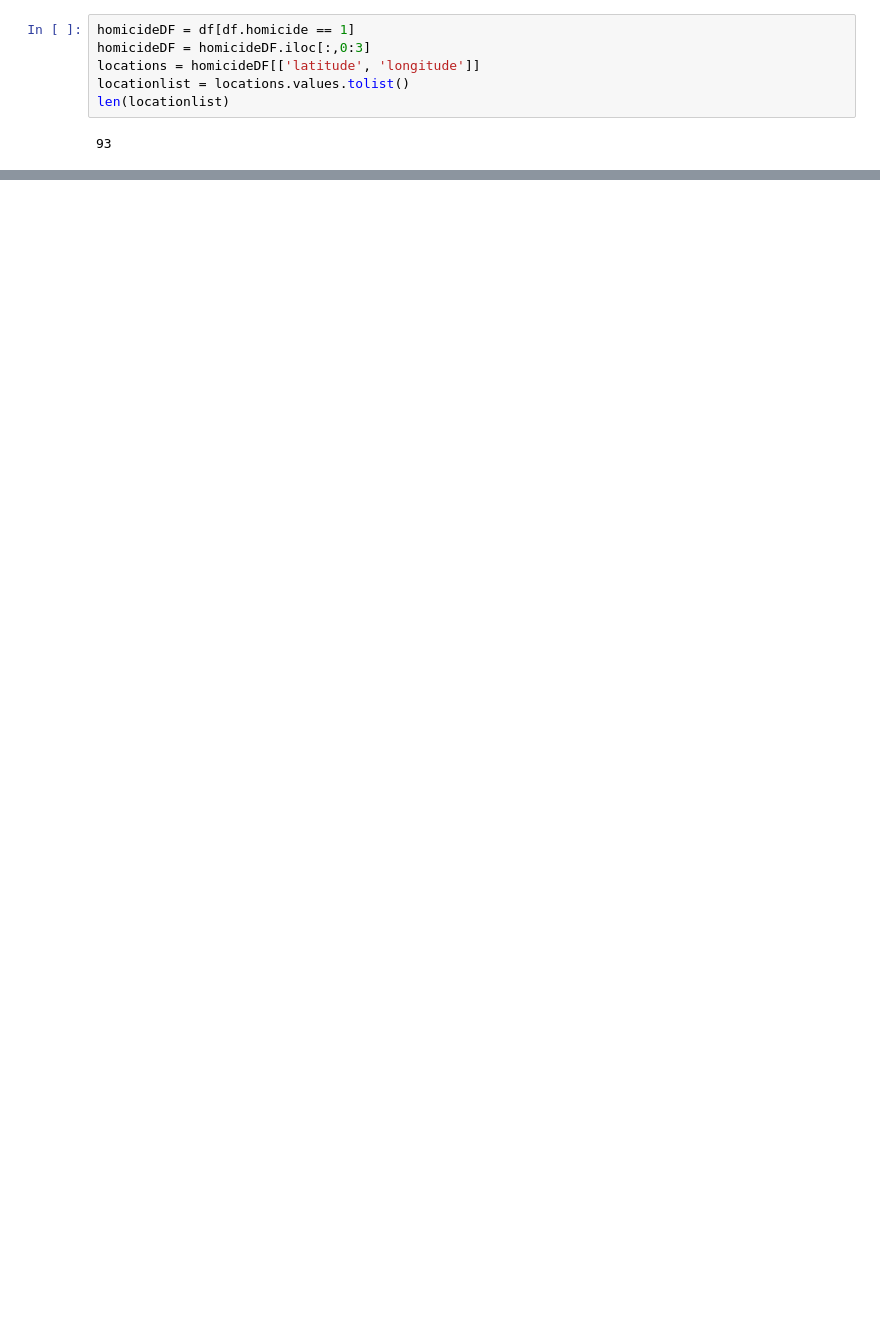
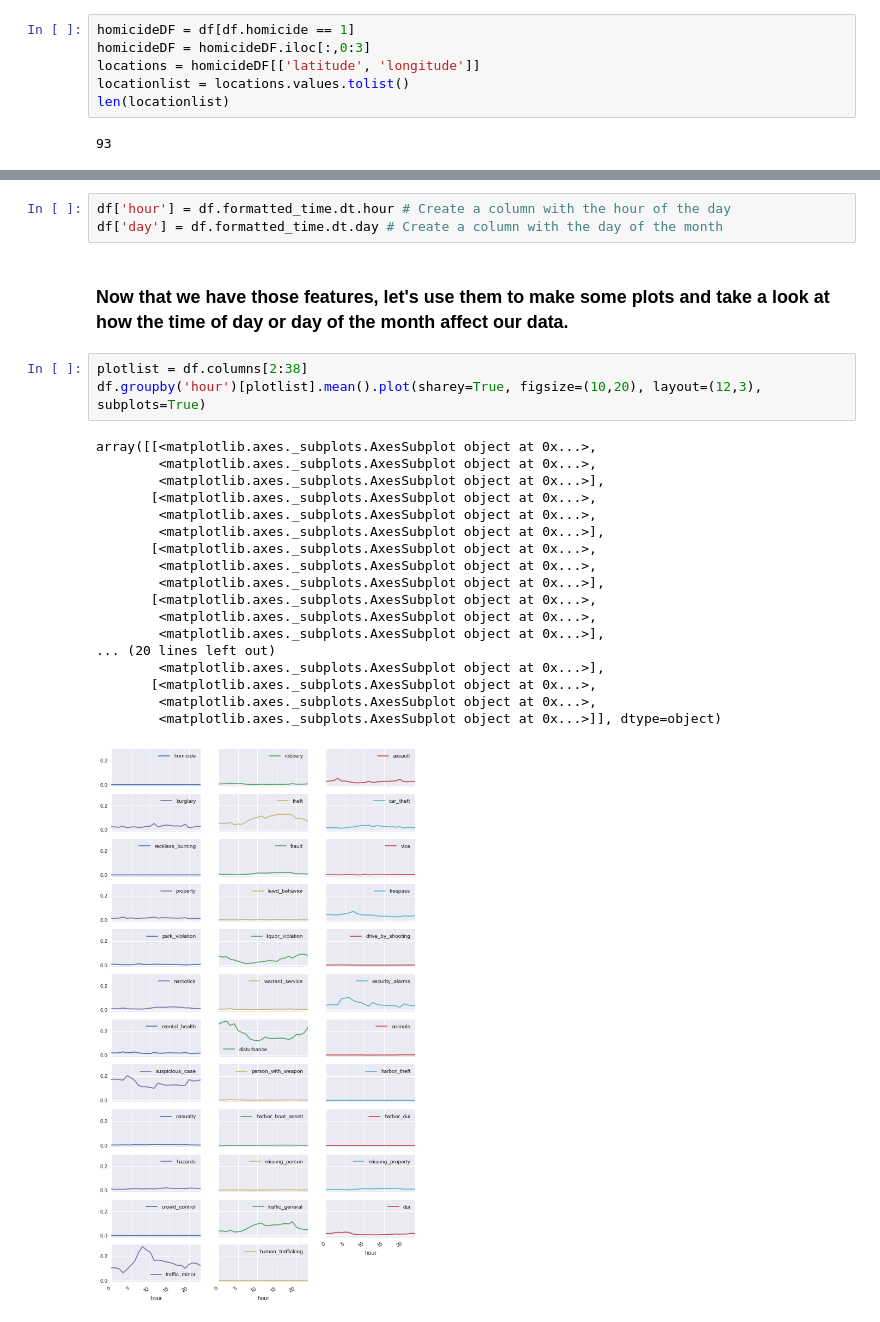
Before and after one commit to benmagoo808/METIS_Project, a Jupyter notebook: exploratory_data_analysis.ipynb, the cells around one changed output, grey strips where cells are left out. Drawn from its saved outputs; the diff is of its cells as text; blank space fills up the shorter version.

```diff
--- a/exploratory_data_analysis.ipynb
+++ b/exploratory_data_analysis.ipynb
@@ -41,0 +202,27 @@ dropCols = df.columns[4:39] # Make a mask of our other crime columns
+# %%
+df['hour'] = df.formatted_time.dt.hour # Create a column with the hour of the day
+df['day'] = df.formatted_time.dt.day # Create a column with the day of the month
+# %% [markdown]
+### Now that we have those features, let's use them to make some plots and take a look at how the time of day or day of the month affect our data.
+# %%
+plotlist = df.columns[2:38]
+df.groupby('hour')[plotlist].mean().plot(sharey=True, figsize=(10,20), layout=(12,3), subplots=True)
+# %% [output]
+array([[<matplotlib.axes._subplots.AxesSubplot object at 0x...>,
+        <matplotlib.axes._subplots.AxesSubplot object at 0x...>,
+        <matplotlib.axes._subplots.AxesSubplot object at 0x...>],
+       [<matplotlib.axes._subplots.AxesSubplot object at 0x...>,
+        <matplotlib.axes._subplots.AxesSubplot object at 0x...>,
+        <matplotlib.axes._subplots.AxesSubplot object at 0x...>],
+       [<matplotlib.axes._subplots.AxesSubplot object at 0x...>,
+        <matplotlib.axes._subplots.AxesSubplot object at 0x...>,
+        <matplotlib.axes._subplots.AxesSubplot object at 0x...>],
+       [<matplotlib.axes._subplots.AxesSubplot object at 0x...>,
+        <matplotlib.axes._subplots.AxesSubplot object at 0x...>,
+        <matplotlib.axes._subplots.AxesSubplot object at 0x...>],
+... (20 lines left out)
+        <matplotlib.axes._subplots.AxesSubplot object at 0x...>],
+       [<matplotlib.axes._subplots.AxesSubplot object at 0x...>,
+        <matplotlib.axes._subplots.AxesSubplot object at 0x...>,
+        <matplotlib.axes._subplots.AxesSubplot object at 0x...>]], dtype=object)
+[figure, added]
```
Also changed, not shown: parts of 31 cells of this notebook.
